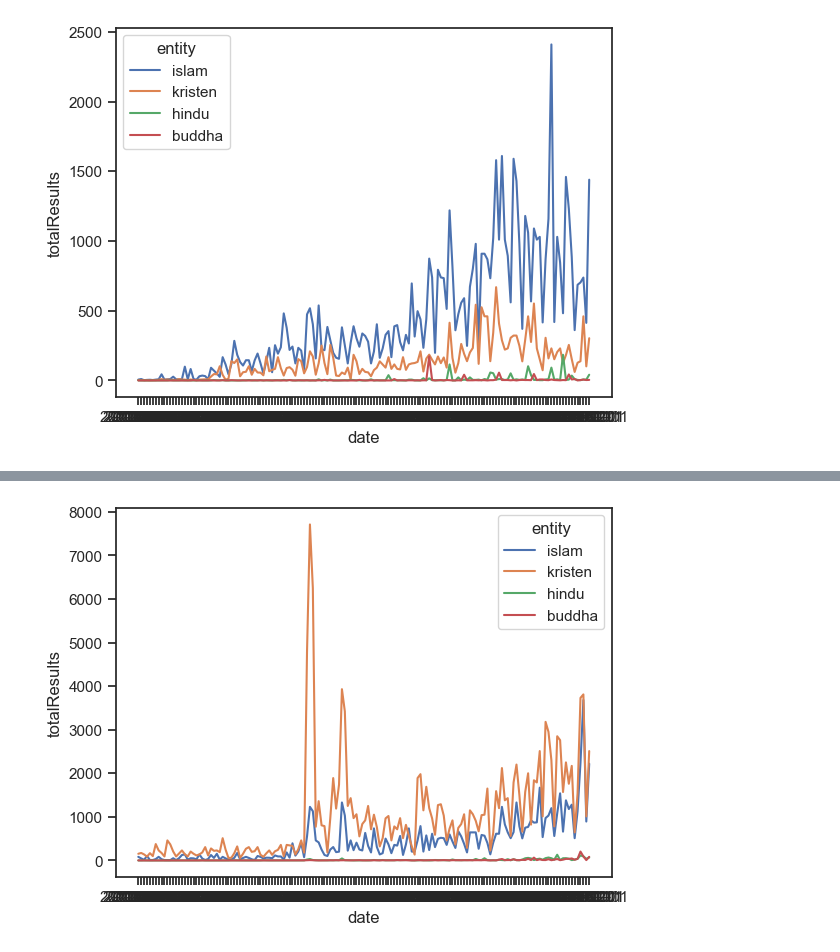
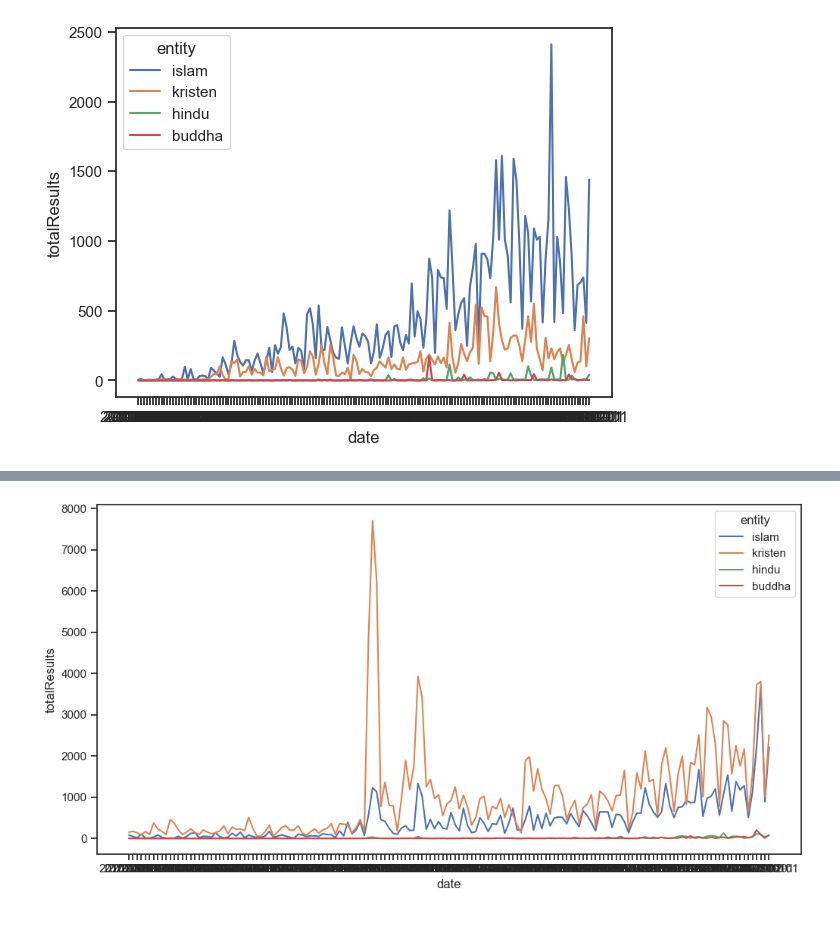
Before and after one commit to taudataanalytics/taudata-Academy, a Jupyter notebook: Religion-Intelligence.ipynb, the cells around one changed output, grey strips where cells are left out. Cells and saved outputs as stored; diff of their text form; code cells hidden in the pictures.

```diff
--- a/Religion-Intelligence.ipynb
+++ b/Religion-Intelligence.ipynb
@@ -27,6 +27,7 @@ SEED = 0
 #df = pd.read_sql('SELECT * FROM religion', con=conn)
 fData = 'data/joined-text-religion.csv'
 df = pd.read_csv(fData)
+df['logTotal'] = np.log(df['totalResults'])
 print(df.shape)
 df.head()
 # %% [output]
@@ -83,7 +89,9 @@ p = sns.lineplot(data=ig, x="date", y="totalResults", hue="entity")
 # %%
 li = df.loc[df['site'].isin(['linkedin'])]
+plt.figure(figsize=(12, 6))
+
 p = sns.lineplot(data=li, x="date", y="totalResults", hue="entity")
 # %% [output]
-[figure, old version]
+[figure, new version]
 # %%
 tk = df.loc[df['site'].isin(['tiktok'])]
```
Also changed, not shown: parts of 12 cells of this notebook.
